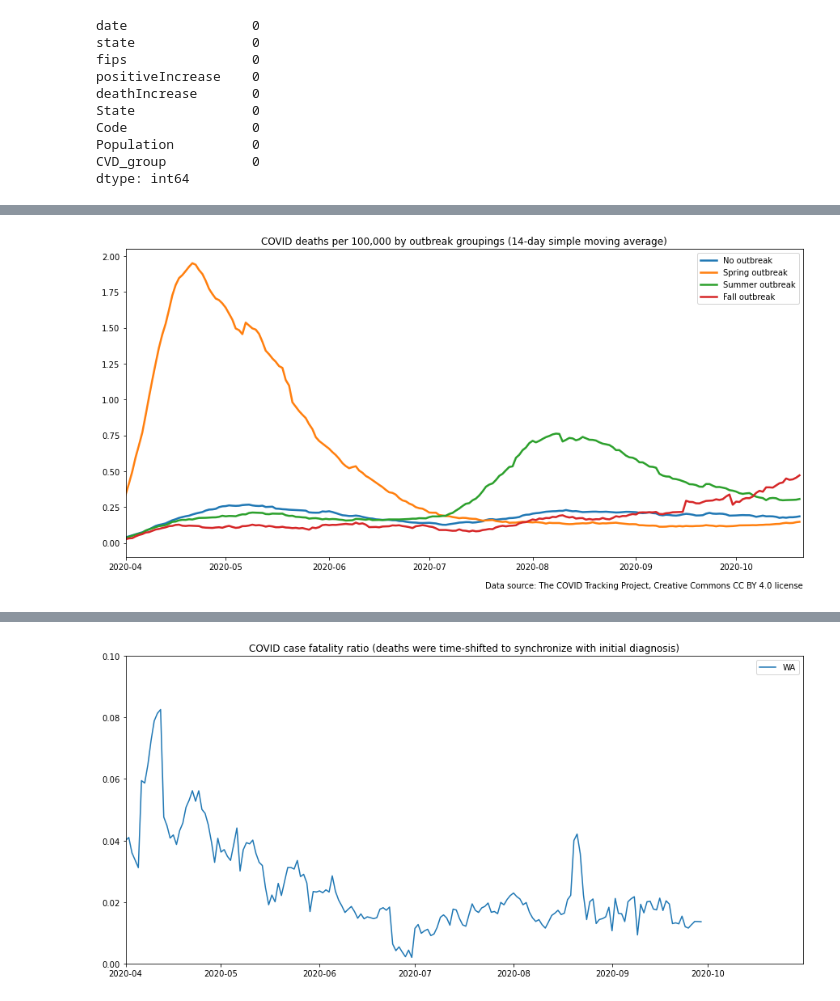
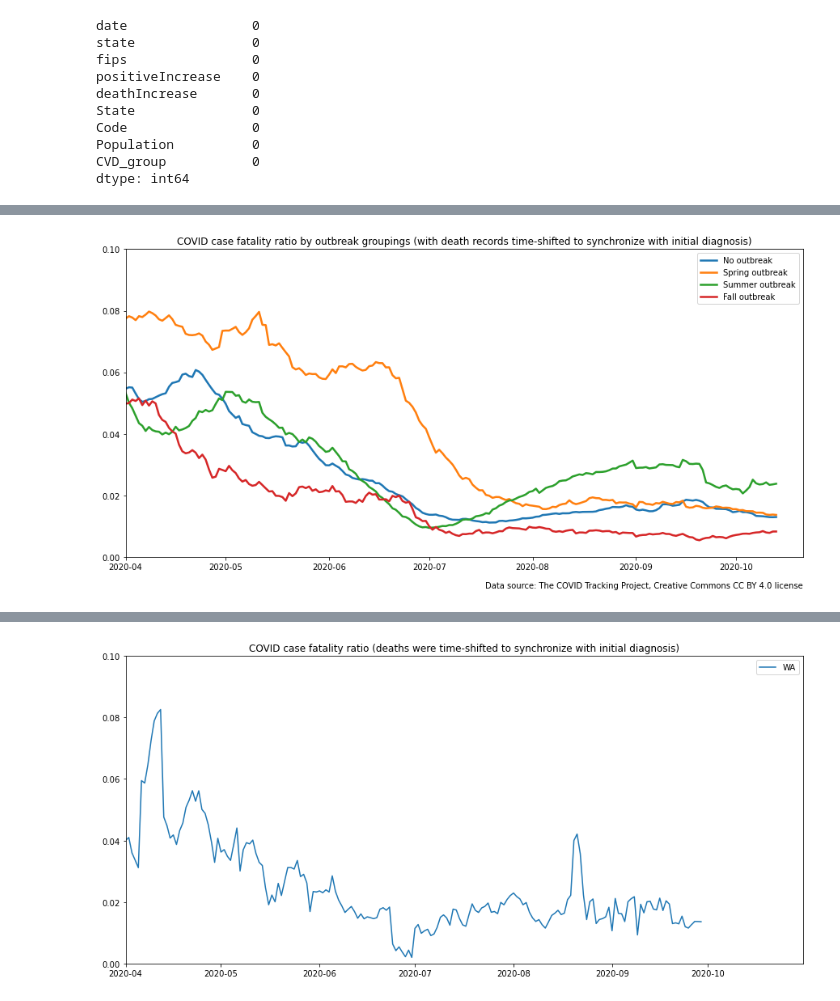
Before and after one commit to salvir1/covid-19-geographic-analysis, a Jupyter notebook: covid_case_and_death_trends.ipynb, the cells around one changed output, grey strips where cells are left out. Saved outputs shown, nothing was run; the diff lists cells and outputs as text; code cells hidden in the pictures.

Commit message:
data analysis updates

```diff
--- a/covid_case_and_death_trends.ipynb
+++ b/covid_case_and_death_trends.ipynb
@@ -101,10 +160,11 @@ plt.figtext(0.9, 0.05, 'Data source: The COVID Tracking Project, Creative Common
 
 for chart_group in grouped_cvd['CVD_group'].unique():
     group_df = grouped_cvd[grouped_cvd['CVD_group']== chart_group]
-    group_df['case_SMA'] = group_df.iloc[:,3].rolling(window=14).mean()
     ax.plot(group_df['date'], group_df['case_SMA'] / group_df['Population'] * 100000, label = chart_group, lw=2.5)
-    ax.set_xlim([datetime.date(2020, 4, 1), datetime.date.today()])
-    ax.set_title(f'COVID cases per 100,000 by outbreak groupings (14-day simple moving average)')
-    ax.legend()
+ax.set_xlim([datetime.date(2020, 4, 1), datetime.date.today()])
+ax.set_title(f'Daily COVID cases per 100,000 by outbreak groupings (14-day simple moving average)', size=15, y=1.05)
+ax.set_ylabel('Daily COVID cases per 100,000')
+ax.legend()
+
 plt.savefig('img/COVID-cases-by-outbreak-groupings.png')
 # %% [output]
@@ -111,0 +172,21 @@ plt.savefig('img/COVID-cases-by-outbreak-groupings.png')
+# %%
+# Deaths per 100,000 by group over time
+fig, ax = plt.subplots(figsize = (15,7))
+plt.figtext(0.9, 0.05, 'Data source: The COVID Tracking Project, Creative Commons CC BY 4.0 license', horizontalalignment='right')
+plt.suptitle(f'Daily COVID deaths per 100,000 by outbreak groupings (14-day simple moving average)', size=15, y=1)
+
+for chart_group in grouped_cvd['CVD_group'].unique():
+    group_df = grouped_cvd[grouped_cvd['CVD_group']== chart_group]
+    ax.plot(group_df['date'], group_df['death_SMA'] / group_df['Population'] * 100000, label = chart_group, lw=2.5)
+
+ax.set_title(f'Shaded area indicates excess deaths attributable to summer breakout. Total excess deaths = {summer_group_excess_deaths:.0f}', size=14)
+ax.set_ylabel('Daily COVID deaths per 100,000')
+ax.set_xlim([datetime.date(2020, 4, 1), datetime.date.today()])
+ax.fill_between(pd.date_range(datetime.date(2020, 7, 5),datetime.date(2020, 10, 1),freq='d'),
+                summer_outbreak_table[summer_outbreak_table['CVD_group']=='Summer outbreak']['death_SMA'] /
+                summer_outbreak_table[summer_outbreak_table['CVD_group']=='Summer outbreak']['Population'].iloc[0] * 100000,
+                summer_outbreak_table[summer_outbreak_table['CVD_group']=='No outbreak']['death_SMA'] /
+                summer_outbreak_table[summer_outbreak_table['CVD_group']=='No outbreak']['Population'].iloc[0] * 100000,
+                alpha = 0.2 )
+ax.legend()
+plt.savefig('img/COVID-deaths-by-outbreak-groupings.png')
@@ -112,18 +195,19 @@ plt.savefig('img/COVID-cases-by-outbreak-groupings.png')
 # %%
-# Deaths per 100,000 by group over time
+# Case fatality ratio by outbreak group over time
 fig, ax = plt.subplots(figsize = (15,7))
 plt.figtext(0.9, 0.05, 'Data source: The COVID Tracking Project, Creative Commons CC BY 4.0 license', horizontalalignment='right')
 
 for chart_group in grouped_cvd['CVD_group'].unique():
     group_df = grouped_cvd[grouped_cvd['CVD_group']== chart_group]
-    group_df['death_SMA'] = group_df.iloc[:,4].rolling(window=14).mean()
     temp_group_df = group_df[['date', 'death_SMA']]
-#     temp_group_df['date'] = temp_group_df['date'] - timedelta(days=14)
+    temp_group_df['date'] = temp_group_df['date'] - timedelta(days=7) # shifting death records by 7 days to sync with cases
     group_df = group_df.merge(temp_group_df, on='date')
-    ax.plot(group_df['date'], group_df['death_SMA_y'] / group_df['Population'] * 100000, label = chart_group, lw=2.5)
+    ax.plot(group_df['date'], group_df['death_SMA_y'] / group_df['case_SMA'], label = chart_group, lw=2.5)
+
     ax.set_xlim([datetime.date(2020, 4, 1), datetime.date.today()])
-    ax.set_title(f'COVID deaths per 100,000 by outbreak groupings (14-day simple moving average)')
-    ax.legend()
-plt.savefig('img/COVID-deaths-by-outbreak-groupings.png')
+ax.set_ylim(0, 0.1)
+ax.set_title(f'COVID case fatality ratio by outbreak groupings (with death records time-shifted to synchronize with initial diagnosis)')
+ax.legend()
+plt.savefig('img/COVID-case-fatality-by-outbreak-groupings.png')
 # %% [output]
-[figure, old version]
+[figure, new version]
```
Also changed, not shown: parts of 10 cells of this notebook.
